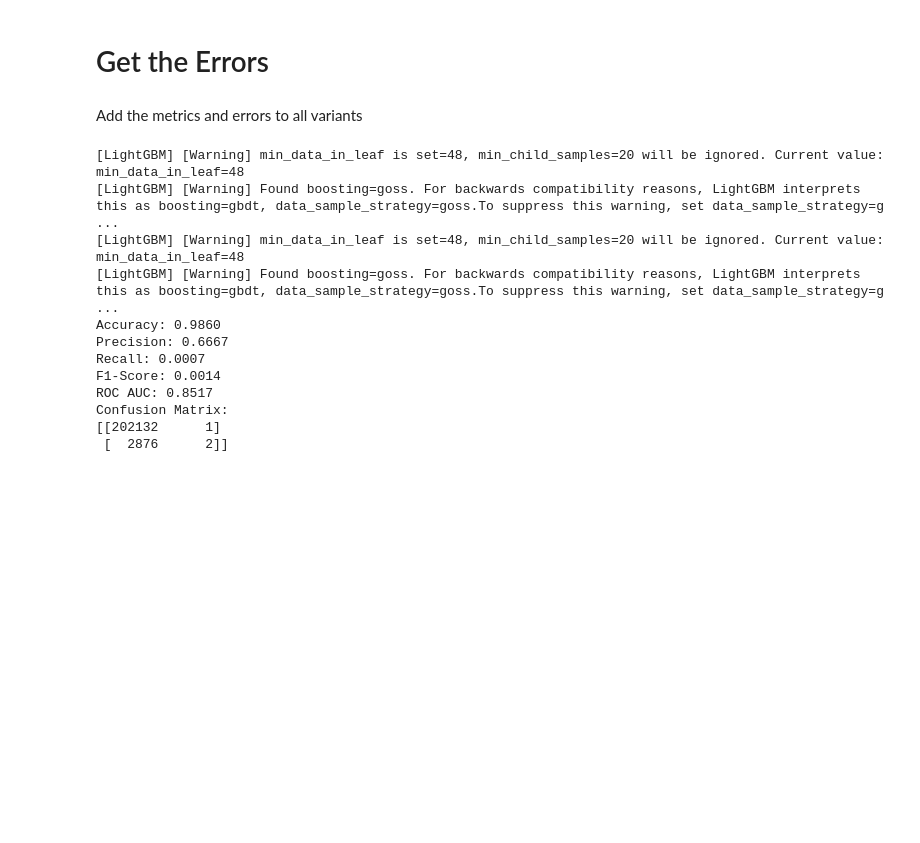
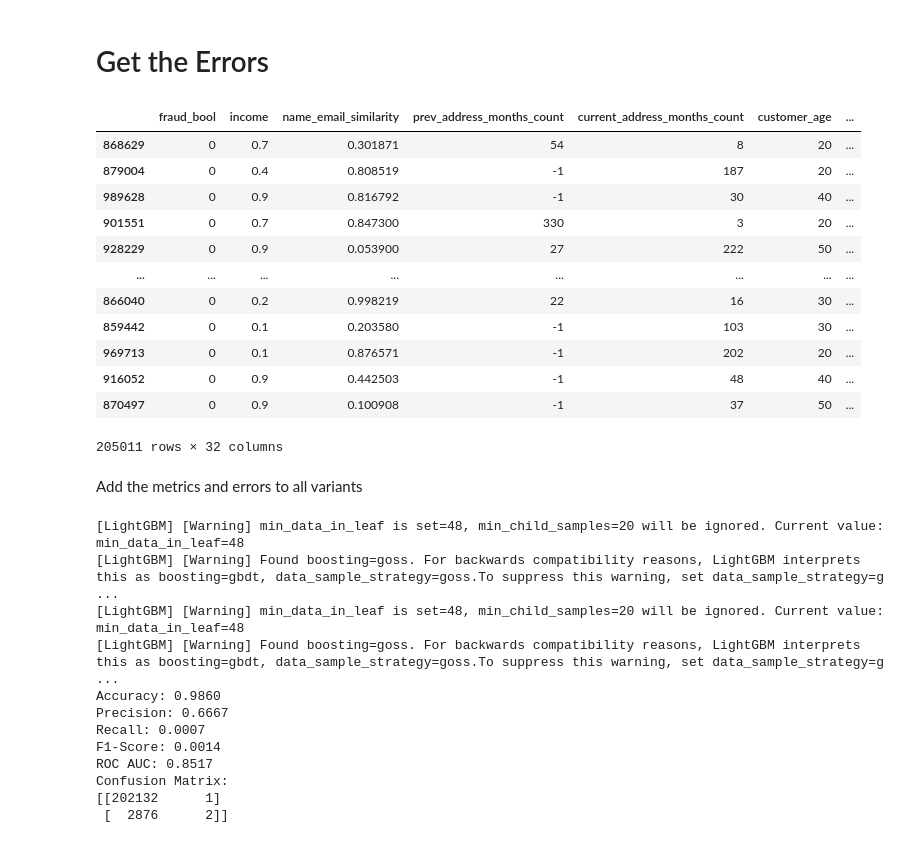
Before and after one commit to MDankloff/Cluster-Bias-Disco, a Jupyter notebook: Notebooks/BAF_exploratory.ipynb, the cells around one changed output. Drawn from its saved outputs; the diff is of its cells as text; code cells hidden in the pictures; blank space fills up the shorter version.

```diff
--- a/Notebooks/BAF_exploratory.ipynb
+++ b/Notebooks/BAF_exploratory.ipynb
@@ -272,6 +271,22 @@ def get_errors (model, data, test_dfs):
     'f1': f1,
     'roc_auc': roc_auc
     }, predictions
+# %%
+test_dfs['Base']
+# %% [output]
+|  | fraud_bool | income | name_email_similarity | prev_address_months_count | current_address_months_count | customer_age | ... |
+| 868629 | 0 | 0.7 | 0.301871 | 54 | 8 | 20 | ... |
+| 879004 | 0 | 0.4 | 0.808519 | -1 | 187 | 20 | ... |
+| 989628 | 0 | 0.9 | 0.816792 | -1 | 30 | 40 | ... |
+| 901551 | 0 | 0.7 | 0.847300 | 330 | 3 | 20 | ... |
+| 928229 | 0 | 0.9 | 0.053900 | 27 | 222 | 50 | ... |
+| ... | ... | ... | ... | ... | ... | ... | ... |
+| 866040 | 0 | 0.2 | 0.998219 | 22 | 16 | 30 | ... |
+| 859442 | 0 | 0.1 | 0.203580 | -1 | 103 | 30 | ... |
+| 969713 | 0 | 0.1 | 0.876571 | -1 | 202 | 20 | ... |
+| 916052 | 0 | 0.9 | 0.442503 | -1 | 48 | 40 | ... |
+| 870497 | 0 | 0.9 | 0.100908 | -1 | 37 | 50 | ... |
+205011 rows × 32 columns
 # %% [markdown]
 Add the metrics and errors to all variants
 # %%
```
Also changed, not shown: parts of 8 cells of this notebook.
